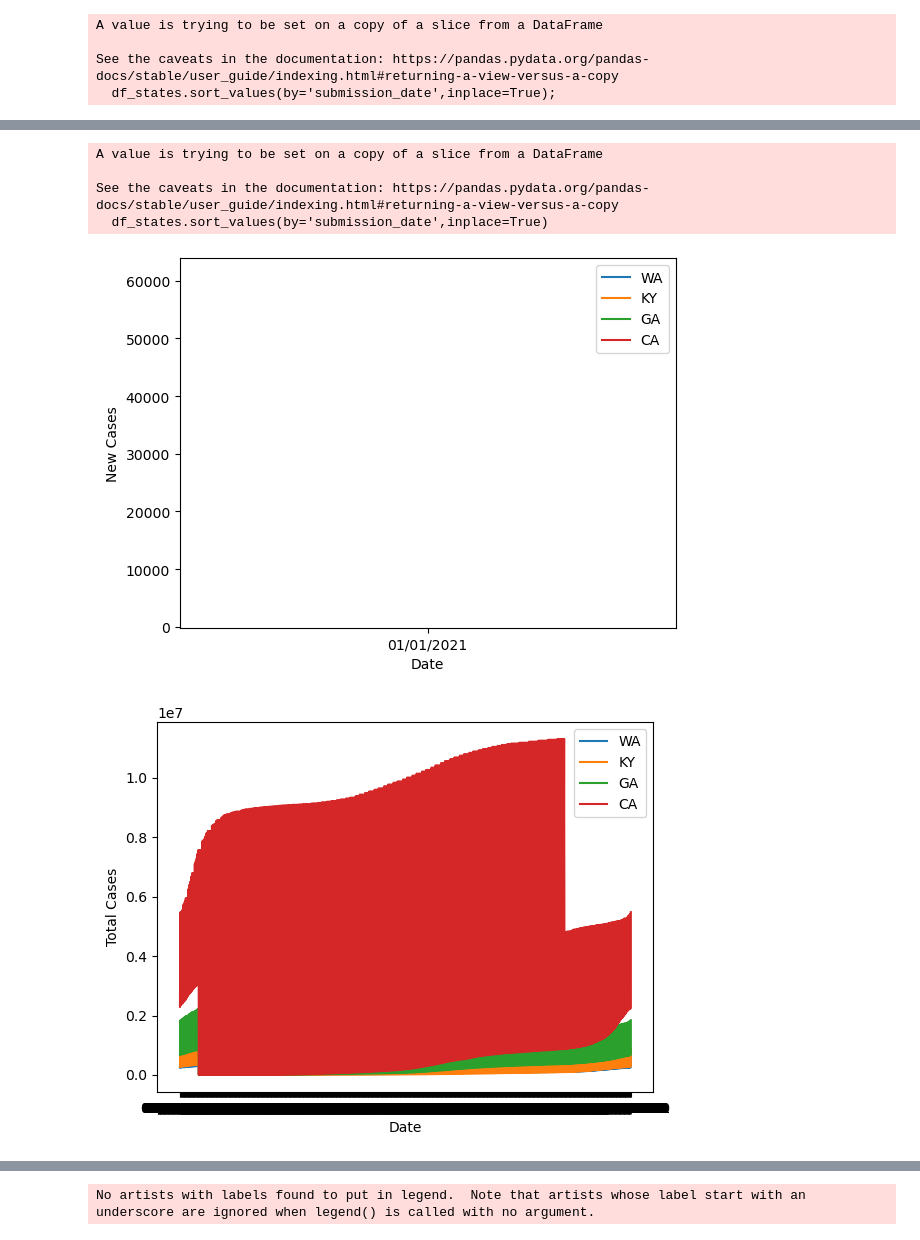
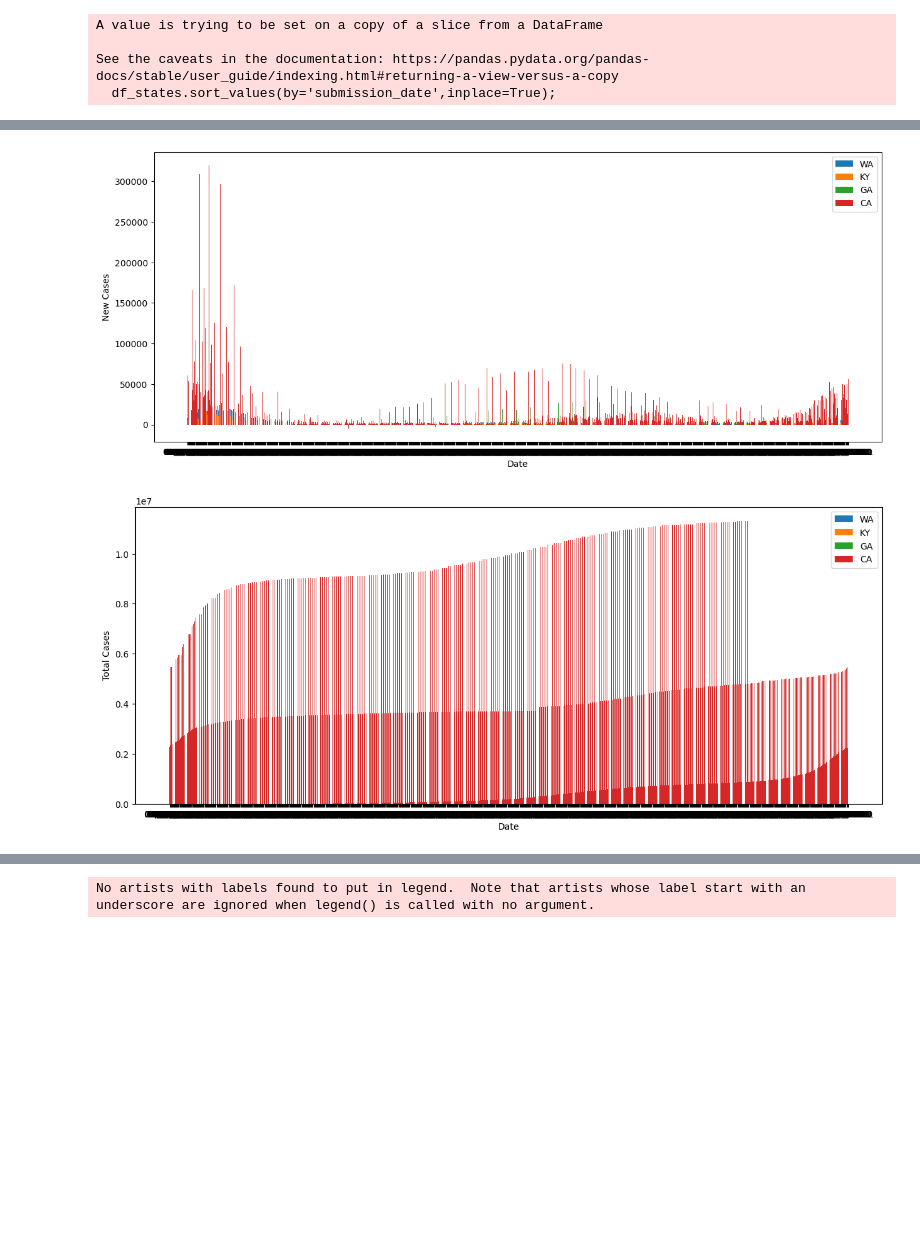
Before and after one commit to hrelosim/AM170B_Spring23, a Jupyter notebook: AM170B_hw1_lab.ipynb, the cells around one changed output, grey strips where cells are left out. Saved outputs shown, nothing was run; the diff lists cells and outputs as text; code cells hidden in the pictures; blank space fills up the shorter version.

```diff
--- a/AM170B_hw1_lab.ipynb
+++ b/AM170B_hw1_lab.ipynb
@@ -104,11 +104,7 @@ plt.show()
 #Washington, Kentucky, Georgia, and California
 states = ['WA', 'KY', 'GA', 'CA']
 #df_states = df.drop_duplicates(subset=['state']);
-df_states.sort_values(by='submission_date',inplace=True)
-df_s = df_states[df_states['state'].isin(states)]
+df_state = df;
+df_state.sort_values(by='submission_date',inplace=True)
+df_state = df_state[df_state['state'].isin(states)]
-# %% [output]
-A value is trying to be set on a copy of a slice from a DataFrame
-
-See the caveats in the documentation: https://pandas.pydata.org/pandas-docs/stable/user_guide/indexing.html#returning-a-view-versus-a-copy
-  df_states.sort_values(by='submission_date',inplace=True)
 # %%
@@ -116,31 +112,35 @@ See the caveats in the documentation: https://pandas.pydata.org/pandas-docs/stab
 # %%
 # Group the data by state and date
 
 #new cases over time
-grouped = df_s.groupby(['state', 'submission_date']).sum().reset_index()
+grouped = df_state.groupby(['state', 'submission_date']).sum(numeric_only=True).reset_index()
+
+fig = plt.figure(figsize=(15, 6))
 
 # Plot the data for each state
 for state in states:
     subset = grouped[grouped['state'] == state]
-    plt.plot(subset['submission_date'], subset['new_case'], label=state)
+    plt.bar(subset['submission_date'], subset['new_case'], label=state)
 
 # Add labels and legend
 plt.xlabel('Date')
 plt.ylabel('New Cases')
 plt.legend()
 plt.show()
 # %% [output]
-[figure, old version]
+[figure, new version]
 # %%
 #total cases over time
 
 # Group the data by state and date
-grouped_2 = df_s.groupby(['state', 'submission_date']).sum().reset_index()
+grouped_2 = df_state.groupby(['state', 'submission_date'], as_index=False).sum(numeric_only=True).reset_index()
+fig = plt.figure(figsize=(15, 6))
 
 # Plot the data for each state
 for state in states:
     subset = grouped_2[grouped_2['state'] == state]
-    plt.plot(subset['submission_date'], subset['tot_cases'], label=state)
+    plt.bar(subset['submission_date'], subset['tot_cases'], label=state)
+
 
 # Add labels and legend
 plt.xlabel('Date')
@@ -148,4 +148,4 @@ plt.ylabel('Total Cases')
 plt.legend()
 plt.show()
 # %% [output]
-[figure, old version]
+[figure, new version]
```
Also changed, not shown: parts of 9 cells of this notebook.
